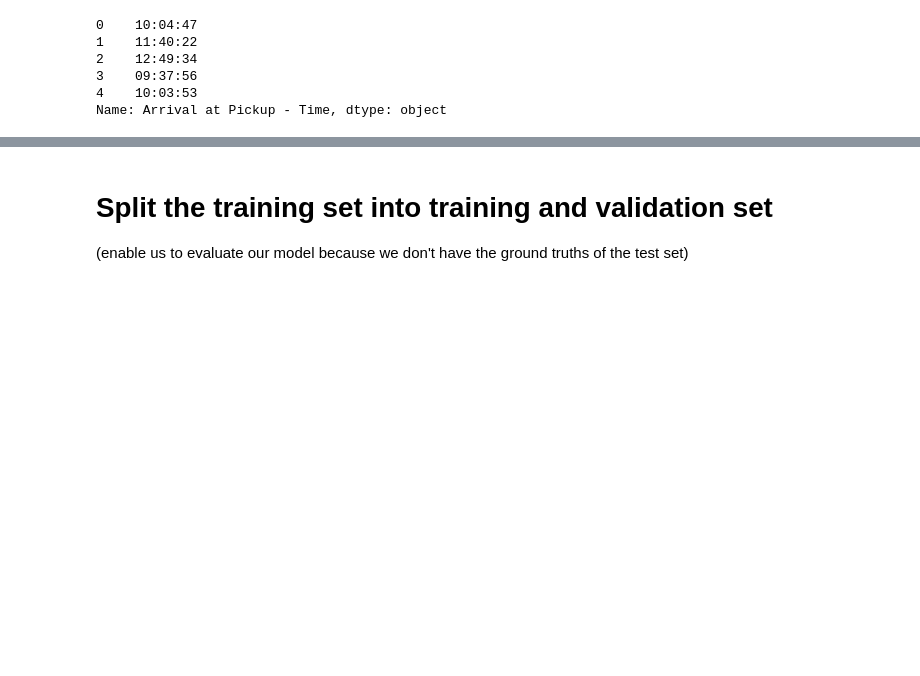
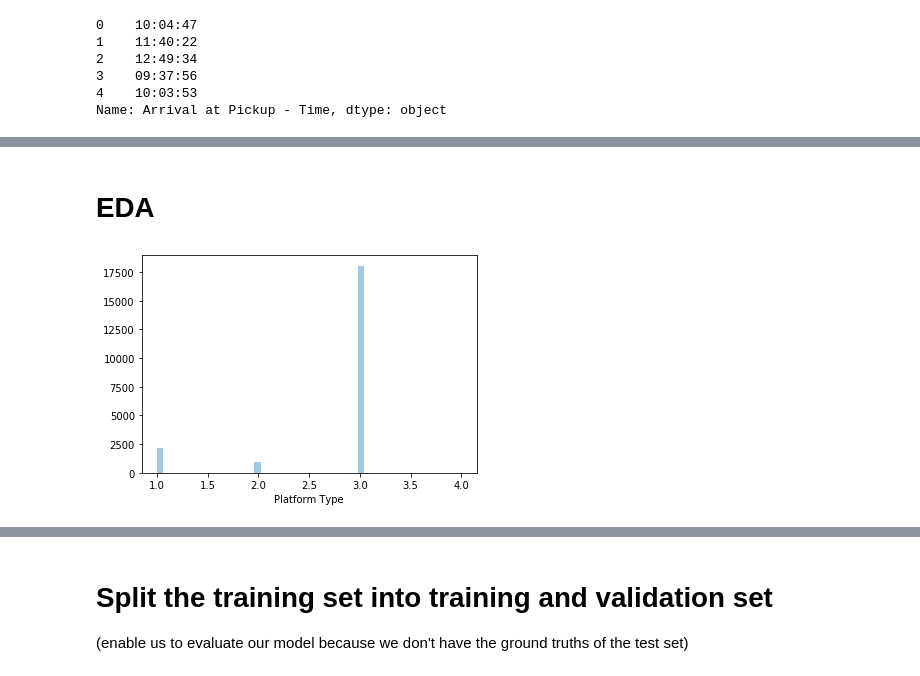
Before and after one commit to SibusisoTL/regression_predict, a Jupyter notebook: data_preprocessing.ipynb, the cells around one changed output, grey strips where cells are left out. Drawn from its saved outputs; the diff is of its cells as text; code cells hidden in the pictures; blank space fills up the shorter version.

```diff
--- a/data_preprocessing.ipynb
+++ b/data_preprocessing.ipynb
@@ -104,0 +105,4 @@ X.head()
+# %%
+data_merge['Business'] = X[0]
+data_merge['Personal'] = X[1]
+data_merge.head()
@@ -135,3 +147,7 @@ data_merge['Arrival at Pickup - Time'].head()
 3    09:37:56
 4    10:03:53
 Name: Arrival at Pickup - Time, dtype: object
+# %%
+data_merge['Pickup - Time'] = pd.to_datetime(data_merge['Pickup - Time'], format='%I:%M:%S %p')
+data_merge['Pickup - Time'] = pd.Series([val.time() for val in data_merge['Pickup - Time']])
+data_merge['Pickup - Time'].head()
@@ -137,0 +161,4 @@ Name: Arrival at Pickup - Time, dtype: object
+# %%
+data_merge['Arrival at Destination - Time'] = pd.to_datetime(data_merge['Arrival at Destination - Time'], format='%I:%M:%S %p')
+data_merge['Arrival at Destination - Time'] = pd.Series([val.time() for val in data_merge['Arrival at Destination - Time']])
+data_merge['Arrival at Destination - Time'].head()
@@ -138,2 +182,4 @@ Name: Arrival at Pickup - Time, dtype: object
 # %%
 data_merge.to_csv('data_merge.csv')
+# %% [markdown]
+# EDA
@@ -139,0 +188,5 @@ data_merge.to_csv('data_merge.csv')
+# %%
+a = sns.distplot(data_merge['Platform Type'], kde=False)
+plt.show()
+# %% [output]
+[figure, added]
```
Also changed, not shown: parts of 8 cells of this notebook, 1 other file.
